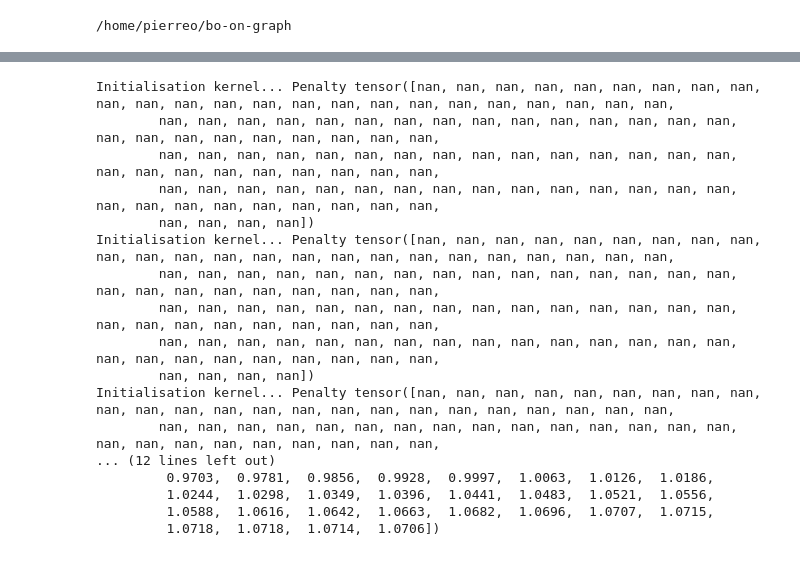
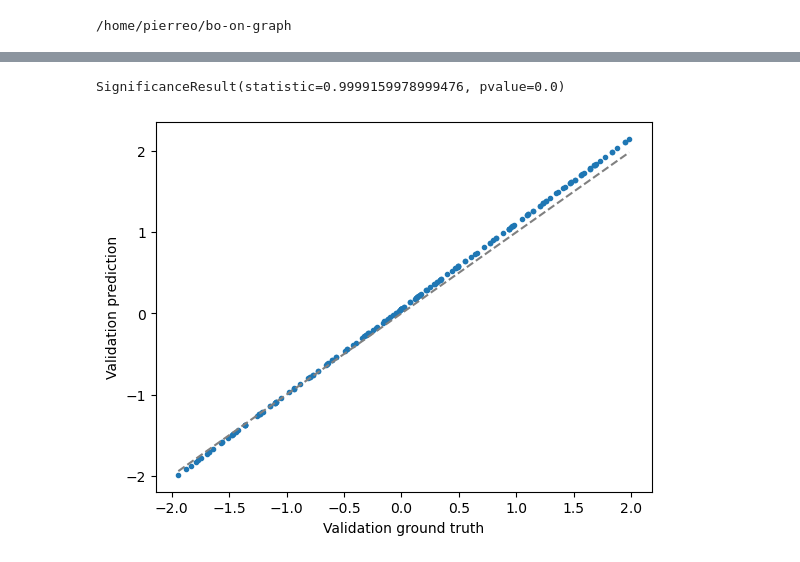
Before and after one commit to xingchenwan/bo-on-graph, a Jupyter notebook: notebooks/signal_recovery.ipynb, the cells around one changed output, grey strips where cells are left out. Cells and saved outputs as stored; diff of their text form; code cells hidden in the pictures.

```diff
--- a/notebooks/signal_recovery.ipynb
+++ b/notebooks/signal_recovery.ipynb
@@ -95,0 +43,17 @@ Y_train = torch.empty(0,1)
+# %%
+X_train = torch.empty(0,1)
+Y_train = torch.empty(0,1)
+model, mll, cached_eigenbasis = initialize_model(
+                train_X=X_train,
+                train_Y=Y_train,
+                context_graph=base_problem.context_graph,
+                covar_type="diffusion",
+                covar_kwargs = {
+                    "order": 1,
+                     },
+                fit_model=False,
+                ard=True,
+                use_fixed_noise=False,
+                use_saas_map=False
+                )
+model.covar_module.base_kernel
@@ -96,38 +81,36 @@ Y_train = torch.empty(0,1)
 # %%
+import gpytorch
 model, mll, cached_eigenbasis = initialize_model(
                 train_X=X_train,
                 train_Y=Y_train,
                 context_graph=base_problem.context_graph,
-                covar_type="polynomial_new",
+                covar_type="polynomial",
                 covar_kwargs = {
                     "order": 5,
                      },
-                fit_model=False,
+                fit_model=True,
                 ard=True,
                 use_fixed_noise=False,
                 optim_kwargs = {
-                    "train_iters": 700,
-                    "lr": 0.01,
-                    "mu_0": 1.,
-                    "mu_lower":0.9
+                    "train_iters": 1500,
+                    "lr": 0.1
                 },
                 use_saas_map=False
                 )
-# %% [output]
-Initialisation kernel... Penalty tensor([nan, nan, nan, nan, nan, nan, nan, nan, nan, nan, nan, nan, nan, nan, nan, nan, nan, nan, nan, nan, nan, nan, nan, nan,
-        nan, nan, nan, nan, nan, nan, nan, nan, nan, nan, nan, nan, nan, nan, nan, nan, nan, nan, nan, nan, nan, nan, nan, nan,
-        nan, nan, nan, nan, nan, nan, nan, nan, nan, nan, nan, nan, nan, nan, nan, nan, nan, nan, nan, nan, nan, nan, nan, nan,
-        nan, nan, nan, nan, nan, nan, nan, nan, nan, nan, nan, nan, nan, nan, nan, nan, nan, nan, nan, nan, nan, nan, nan, nan,
-        nan, nan, nan, nan])
-Initialisation kernel... Penalty tensor([nan, nan, nan, nan, nan, nan, nan, nan, nan, nan, nan, nan, nan, nan, nan, nan, nan, nan, nan, nan, nan, nan, nan, nan,
-        nan, nan, nan, nan, nan, nan, nan, nan, nan, nan, nan, nan, nan, nan, nan, nan, nan, nan, nan, nan, nan, nan, nan, nan,
-        nan, nan, nan, nan, nan, nan, nan, nan, nan, nan, nan, nan, nan, nan, nan, nan, nan, nan, nan, nan, nan, nan, nan, nan,
-        nan, nan, nan, nan, nan, nan, nan, nan, nan, nan, nan, nan, nan, nan, nan, nan, nan, nan, nan, nan, nan, nan, nan, nan,
-        nan, nan, nan, nan])
-Initialisation kernel... Penalty tensor([nan, nan, nan, nan, nan, nan, nan, nan, nan, nan, nan, nan, nan, nan, nan, nan, nan, nan, nan, nan, nan, nan, nan, nan,
-        nan, nan, nan, nan, nan, nan, nan, nan, nan, nan, nan, nan, nan, nan, nan, nan, nan, nan, nan, nan, nan, nan, nan, nan,
-... (12 lines left out)
-         0.9703,  0.9781,  0.9856,  0.9928,  0.9997,  1.0063,  1.0126,  1.0186,
-         1.0244,  1.0298,  1.0349,  1.0396,  1.0441,  1.0483,  1.0521,  1.0556,
-         1.0588,  1.0616,  1.0642,  1.0663,  1.0682,  1.0696,  1.0707,  1.0715,
-         1.0718,  1.0718,  1.0714,  1.0706])
+# %%
+model.eval()
+with torch.no_grad():
+    # predict on train input
+    Y_test_pred = model.posterior(X_test)
+    lower, upper = Y_test_pred.mvn.confidence_region()
+
+    Y_test_pred_mean, Y_test_pred_std = Y_test_pred.mean.flatten(), torch.sqrt(Y_test_pred.variance).flatten()
+    plt.plot(Y_test, Y_test_pred_mean, ".")
+    plt.errorbar(Y_test, Y_test_pred_mean, yerr=Y_test_pred_std, linestyle="None", color="C0", alpha=0.3)
+    plt.plot([Y_test.min(), Y_test.max()], [Y_test.min(), Y_test.max()], color="gray", linestyle='--')
+    print(spearmanr(Y_test_pred_mean, Y_test))
+    plt.xlabel("Validation ground truth")
+    plt.ylabel("Validation prediction")
+# %% [output]
+SignificanceResult(statistic=0.9999159978999476, pvalue=0.0)
+[figure, added]
```
Also changed, not shown: parts of 21 cells of this notebook, 5 other files.
